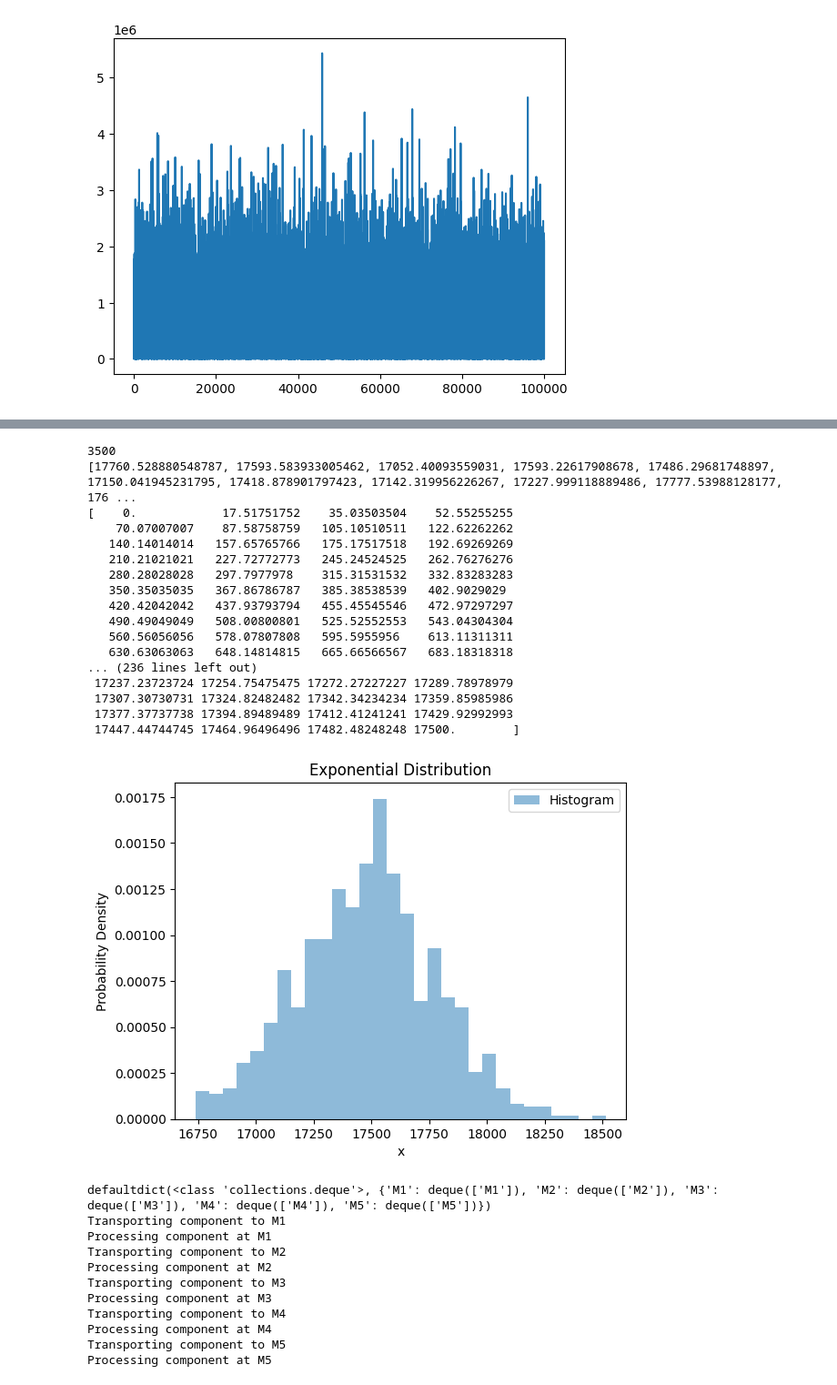
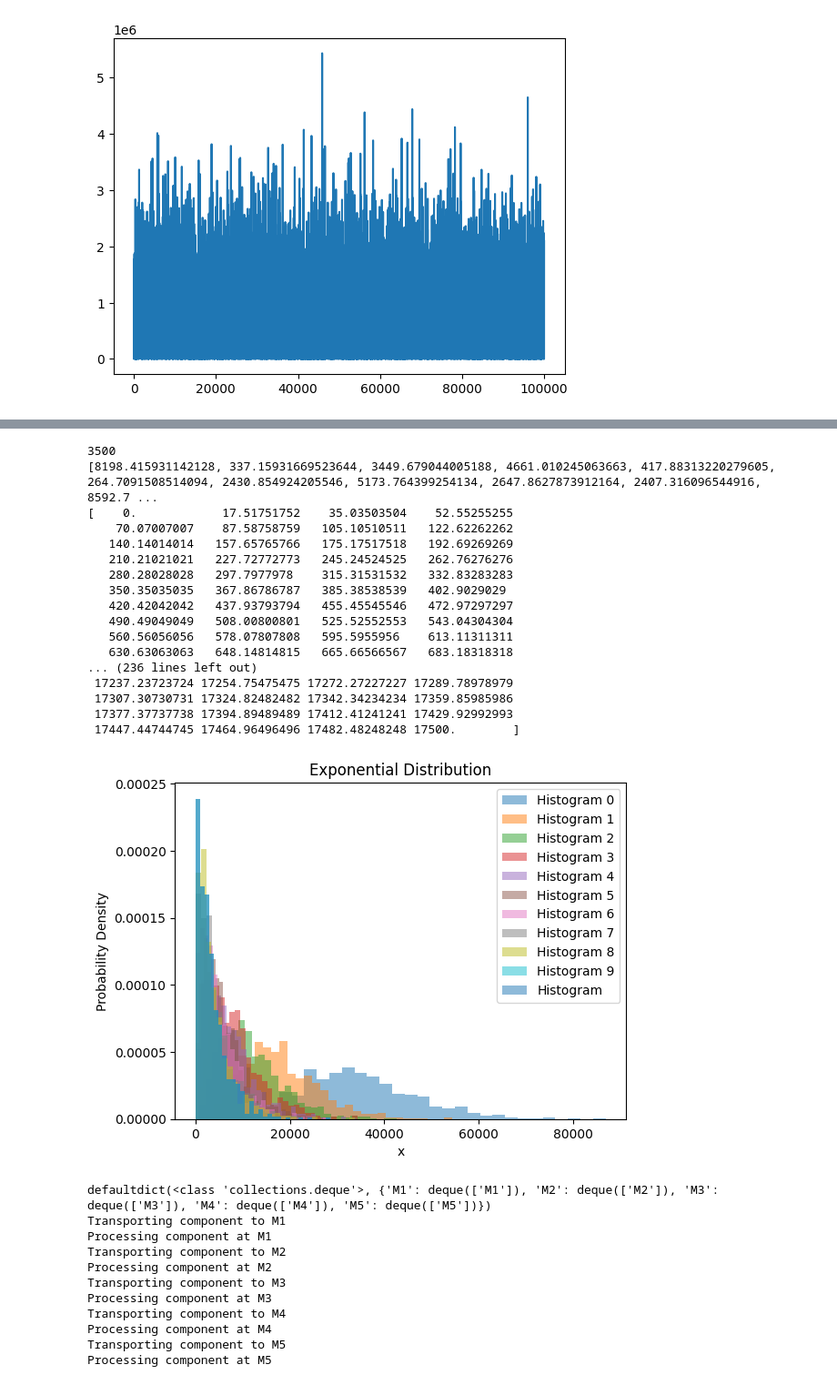
Before and after one commit to anasselhoud/PRODynamics, a Jupyter notebook: QL-vanilla.ipynb, the cells around one changed output, grey strips where cells are left out. Shown at 91% size. Drawn from its saved outputs; the diff is of its cells as text; code cells hidden in the pictures.

```diff
--- a/QL-vanilla.ipynb
+++ b/QL-vanilla.ipynb
@@ -33,8 +55,10 @@ scale_parameter = lam
 print(scale_parameter)
 
 
+for j in range(10):
+    random_values = [random.gammavariate(10/(j+1), lam) for i in range(1000)]
+    plt.hist(random_values, bins=30, density=True, alpha=0.5, label='Histogram '+str(j))
 
-random_values = [random.gammavariate(5, lam) for _ in range(1000)]
 
 print(random_values)
 # Calculate probability density function (PDF)
@@ -45,35 +69,35 @@ print(x)
 w_pdf = weibull_min.pdf(x, 5, scale=scale_parameter)
 
 # Plot histogram of generated random values
 plt.hist(random_values, bins=30, density=True, alpha=0.5, label='Histogram')
 
 # Plot the probability density function (PDF)
 #plt.plot(x, w_pdf, 'r', label='PDF')
 
 plt.xlabel('x')
 plt.ylabel('Probability Density')
 plt.title('Exponential Distribution')
 plt.legend()
 plt.show()
 # %% [output]
 3500
-[17760.528880548787, 17593.583933005462, 17052.40093559031, 17593.22617908678, 17486.29681748897, 17150.041945231795, 17418.878901797423, 17142.319956226267, 17227.999118889486, 17777.53988128177, 176 ...
+[8198.415931142128, 337.15931669523644, 3449.679044005188, 4661.010245063663, 417.88313220279605, 264.7091508514094, 2430.854924205546, 5173.764399254134, 2647.8627873912164, 2407.316096544916, 8592.7 ...
 [    0.            17.51751752    35.03503504    52.55255255
     70.07007007    87.58758759   105.10510511   122.62262262
    140.14014014   157.65765766   175.17517518   192.69269269
    210.21021021   227.72772773   245.24524525   262.76276276
    280.28028028   297.7977978    315.31531532   332.83283283
    350.35035035   367.86786787   385.38538539   402.9029029
    420.42042042   437.93793794   455.45545546   472.97297297
    490.49049049   508.00800801   525.52552553   543.04304304
    560.56056056   578.07807808   595.5955956    613.11311311
    630.63063063   648.14814815   665.66566567   683.18318318
 ... (236 lines left out)
  17237.23723724 17254.75475475 17272.27227227 17289.78978979
  17307.30730731 17324.82482482 17342.34234234 17359.85985986
  17377.37737738 17394.89489489 17412.41241241 17429.92992993
  17447.44744745 17464.96496496 17482.48248248 17500.        ]
-[figure, old version]
+[figure, new version]
 # %%
 import random
 from tqdm import tqdm
```
Also changed, not shown: parts of 1 cell of this notebook, 4 other files.
